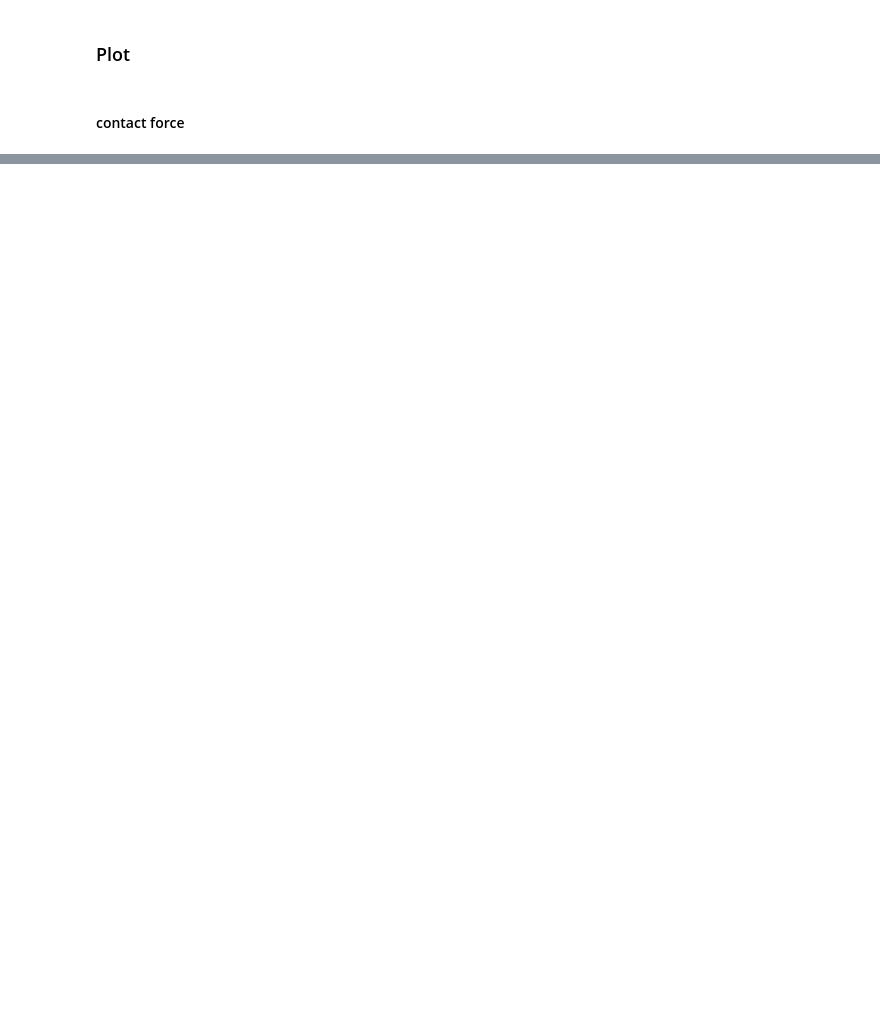
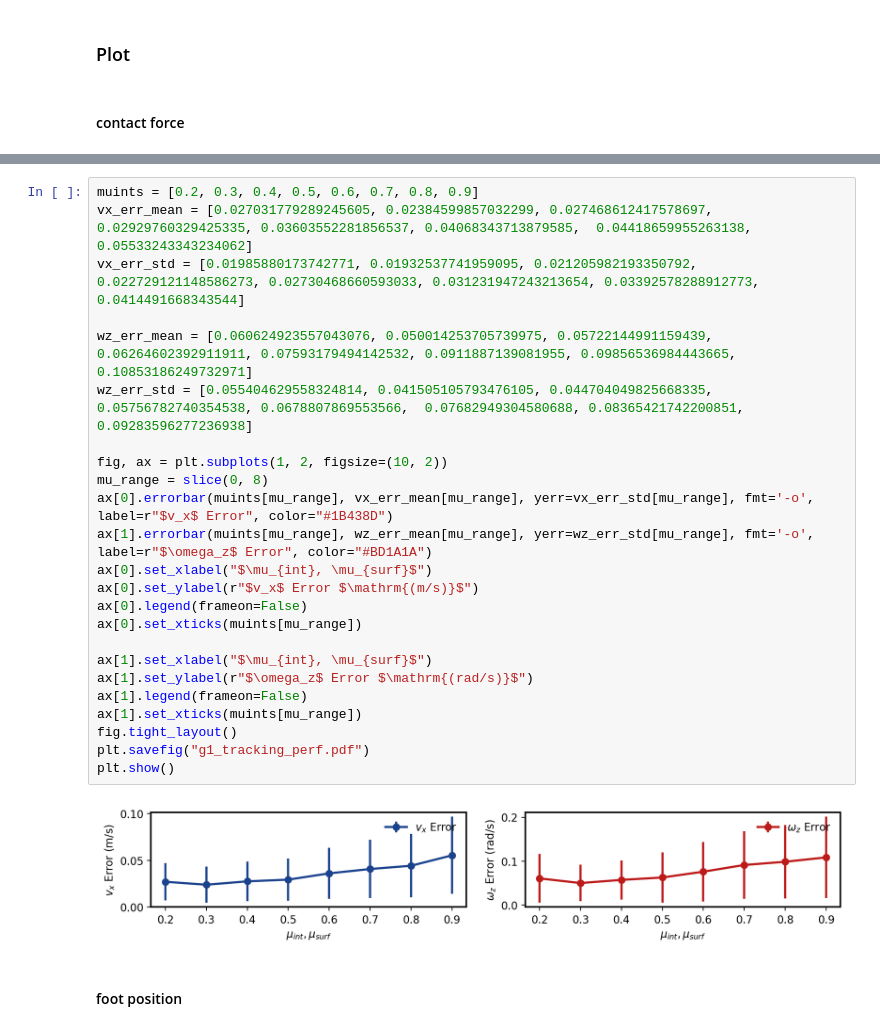
Before and after one commit to jnskkmhr/IsaacLab, a Jupyter notebook: scripts/reinforcement_learning/rsl_rl/plot.ipynb, the cells around one changed output, grey strips where cells are left out. Cells and saved outputs as stored; diff of their text form; blank space fills up the shorter version.

```diff
--- a/scripts/reinforcement_learning/rsl_rl/plot.ipynb
+++ b/scripts/reinforcement_learning/rsl_rl/plot.ipynb
@@ -227 +245,29 @@ plt.show()
+# %%
+muints = [0.2, 0.3, 0.4, 0.5, 0.6, 0.7, 0.8, 0.9]
+vx_err_mean = [0.027031779289245605, 0.02384599857032299, 0.027468612417578697, 0.02929760329425335, 0.03603552281856537, 0.04068343713879585,  0.04418659955263138, 0.05533243343234062]
+vx_err_std = [0.01985880173742771, 0.01932537741959095, 0.021205982193350792, 0.022729121148586273, 0.02730468660593033, 0.031231947243213654, 0.03392578288912773, 0.0414491668343544]
+
+wz_err_mean = [0.060624923557043076, 0.050014253705739975, 0.05722144991159439, 0.06264602392911911, 0.07593179494142532, 0.0911887139081955, 0.09856536984443665, 0.10853186249732971]
+wz_err_std = [0.055404629558324814, 0.041505105793476105, 0.044704049825668335, 0.05756782740354538, 0.0678807869553566,  0.07682949304580688, 0.08365421742200851, 0.09283596277236938]
+
+fig, ax = plt.subplots(1, 2, figsize=(10, 2))
+mu_range = slice(0, 8)
+ax[0].errorbar(muints[mu_range], vx_err_mean[mu_range], yerr=vx_err_std[mu_range], fmt='-o', label=r"$v_x$ Error", color="#1B438D")
+ax[1].errorbar(muints[mu_range], wz_err_mean[mu_range], yerr=wz_err_std[mu_range], fmt='-o', label=r"$\omega_z$ Error", color="#BD1A1A")
+ax[0].set_xlabel("$\mu_{int}, \mu_{surf}$")
+ax[0].set_ylabel(r"$v_x$ Error $\mathrm{(m/s)}$")
+ax[0].legend(frameon=False)
+ax[0].set_xticks(muints[mu_range])
+
+ax[1].set_xlabel("$\mu_{int}, \mu_{surf}$")
+ax[1].set_ylabel(r"$\omega_z$ Error $\mathrm{(rad/s)}$")
+ax[1].legend(frameon=False)
+ax[1].set_xticks(muints[mu_range])
+fig.tight_layout()
+plt.savefig("g1_tracking_perf.pdf")
+plt.show()
+# %% [output]
+[figure, added]
+# %% [markdown]
+#### foot position
 # %%
```
Also changed, not shown: parts of 7 cells of this notebook, 38 other files.
